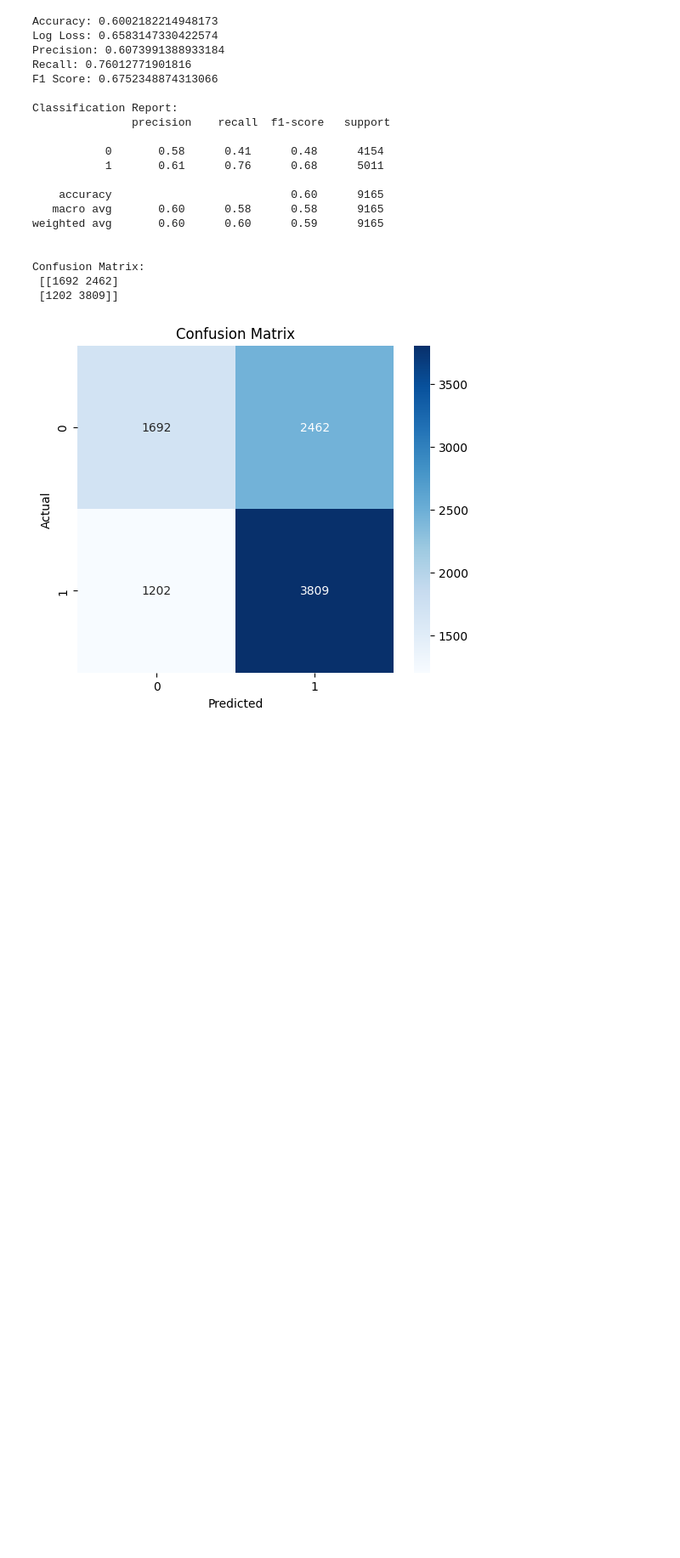
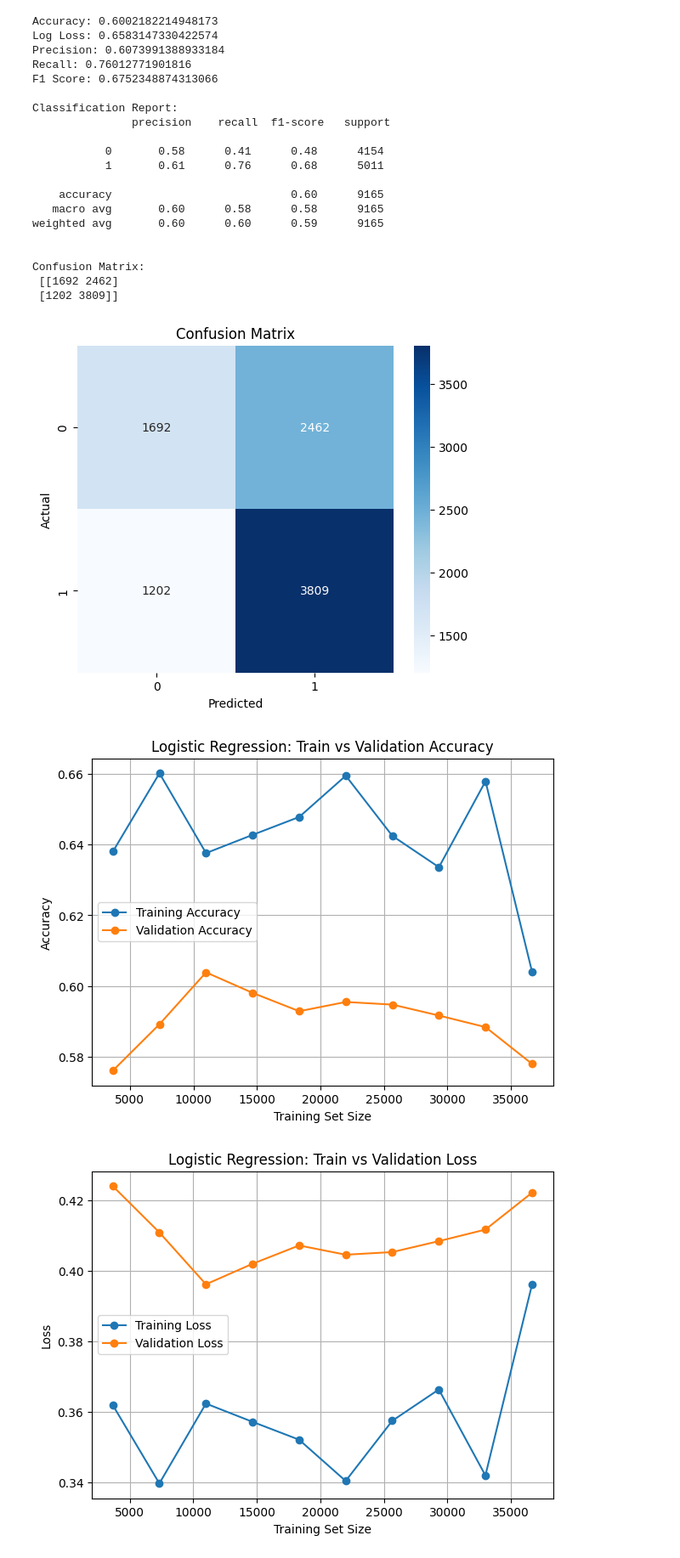
Before and after one commit to surya211099/DetectingPhishingEmail, a Jupyter notebook: MLP+LR.ipynb, the cells around one changed output. Shown at 85% size. Saved outputs shown, nothing was run; the diff lists cells and outputs as text; code cells hidden in the pictures; blank space fills up the shorter version.

```diff
--- a/MLP+LR.ipynb
+++ b/MLP+LR.ipynb
@@ -303,3 +374,51 @@ Confusion Matrix:
  [[1692 2462]
  [1202 3809]]
 [figure]
+# %%
+from sklearn.model_selection import learning_curve
+import numpy as np
+import matplotlib.pyplot as plt
+
+# Compute learning curves
+train_sizes, train_scores, val_scores = learning_curve(
+    lr_model,
+    X_scaled,
+    y,
+    cv=5,
+    scoring='accuracy',
+    train_sizes=np.linspace(0.1, 1.0, 10),
+    n_jobs=-1
+)
+
+# Mean scores
+train_acc_mean = np.mean(train_scores, axis=1)
+val_acc_mean = np.mean(val_scores, axis=1)
+
+# Convert accuracy to loss
+train_loss = 1 - train_acc_mean
+val_loss = 1 - val_acc_mean
+
+# ---- Accuracy Curve ----
+plt.figure(figsize=(7,5))
+plt.plot(train_sizes, train_acc_mean, marker='o', label='Training Accuracy')
+plt.plot(train_sizes, val_acc_mean, marker='o', label='Validation Accuracy')
+plt.xlabel('Training Set Size')
+plt.ylabel('Accuracy')
+plt.title('Logistic Regression: Train vs Validation Accuracy')
+plt.legend()
+plt.grid(True)
+plt.show()
+
+# ---- Loss Curve ----
+plt.figure(figsize=(7,5))
+plt.plot(train_sizes, train_loss, marker='o', label='Training Loss')
+plt.plot(train_sizes, val_loss, marker='o', label='Validation Loss')
+plt.xlabel('Training Set Size')
+plt.ylabel('Loss')
+plt.title('Logistic Regression: Train vs Validation Loss')
+plt.legend()
+plt.grid(True)
+plt.show()
+# %% [output]
+[figure, added]
+[figure, added]
```
Also changed, not shown: parts of 4 cells of this notebook.
